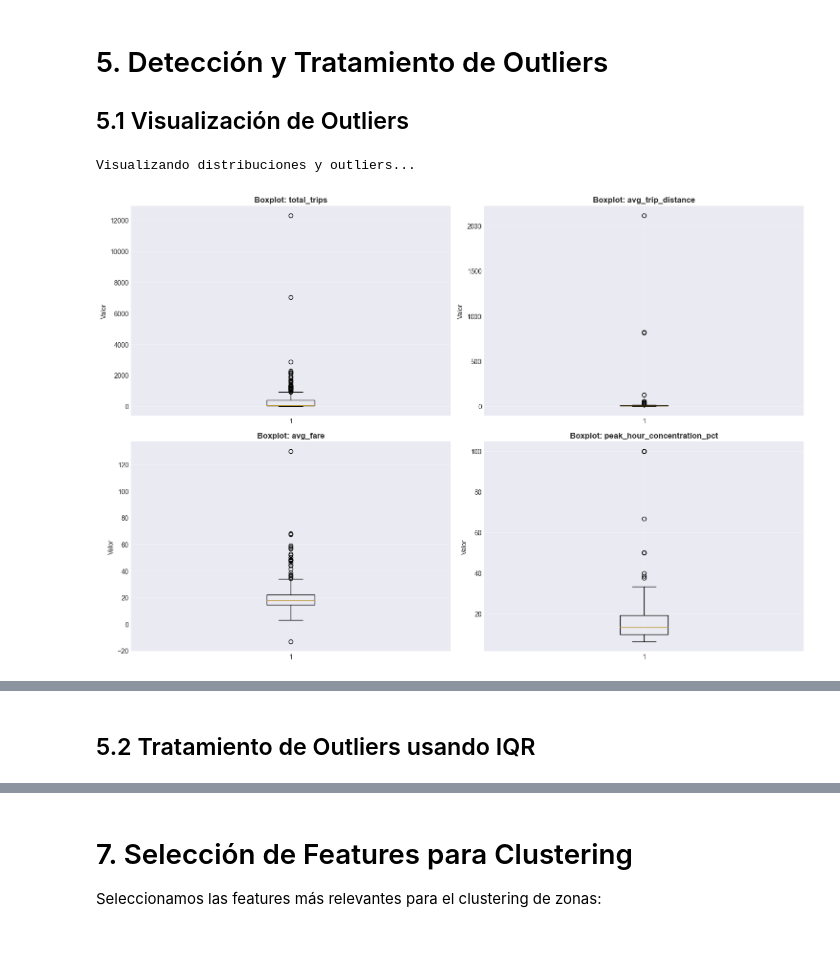
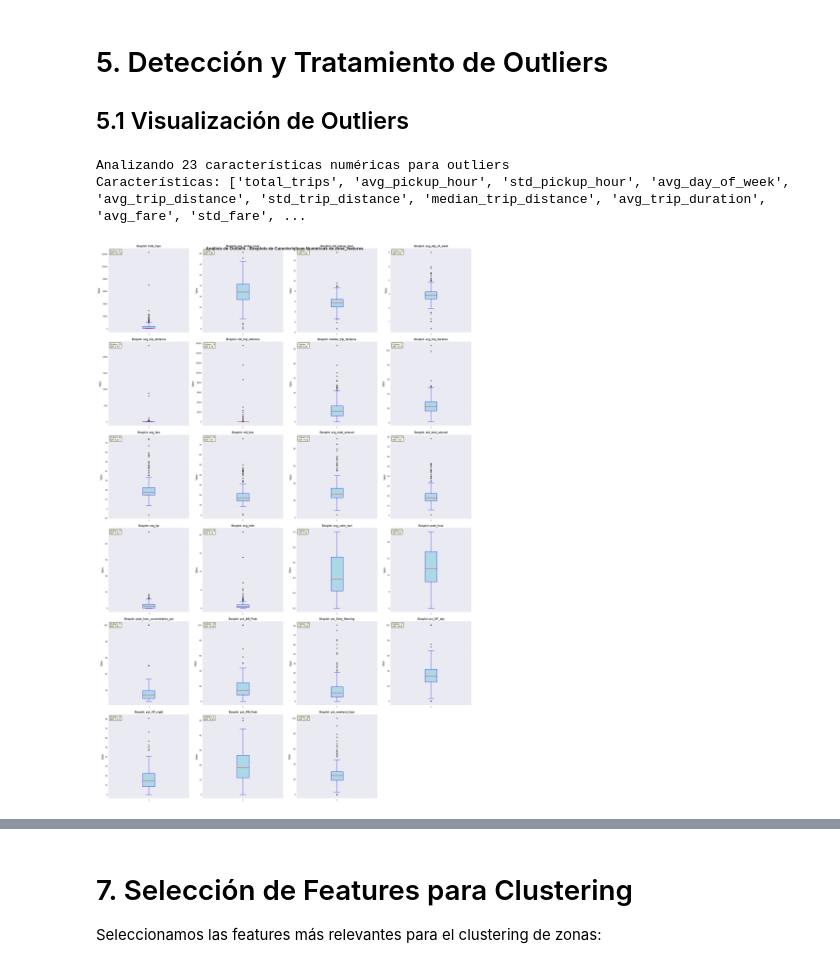
Before and after one commit to secarvallo/MLY0100, a Jupyter notebook: ML-ET/crisp-dm/03_data_preparation.ipynb, the cells around one changed output, grey strips where cells are left out. Drawn from its saved outputs; the diff is of its cells as text; code cells hidden in the pictures.

```diff
--- a/ML-ET/crisp-dm/03_data_preparation.ipynb
+++ b/ML-ET/crisp-dm/03_data_preparation.ipynb
@@ -258,12 +257,12 @@ zone_features.columns = [
     'std_total_amount',
     'avg_tip',
     'avg_tolls',
-    'pct_yellow_taxi'
+    'avg_color_taxi'
 ]
 
 print(f"✓ Features agregadas creadas: {zone_features.shape}")
 print(f"\nPrimeras filas:")
-zone_features.head(10)
+zone_features.sample(5)
 # %% [output]
 ============================================================
 CREANDO FEATURES AGREGADAS POR ZONA
@@ -494,31 +526,64 @@ Estadísticas:
 
 ## 5.1 Visualización de Outliers
 # %%
-# Visualizar distribuciones y outliers de features clave
-print("Visualizando distribuciones y outliers...")
+# Realizar análisis de outliers con boxplot de todas las características del dataset "zone_features"
+# Seleccionar solo columnas numéricas para boxplots (excluir 'zone_id' y 'demand_level' que son categóricas/ID)
+numeric_features = zone_features.select_dtypes(include=[np.number]).columns.tolist()
+if 'zone_id' in numeric_features:
+	numeric_features.remove('zone_id')  # Excluir ID para análisis de outliers
 
-# Features clave para analizar
-key_features = [
-    'total_trips',
-    'avg_trip_distance',
-    'avg_fare',
-    'peak_hour_concentration_pct'
-]
+print(f"Analizando {len(numeric_features)} características numéricas para outliers")
+print(f"Características: {numeric_features}")
 
-fig, axes = plt.subplots(2, 2, figsize=(15, 10))
-axes = axes.ravel()
+# Crear grid de 4 columnas x 6 filas (24 subplots)
+n_cols = 4
+n_rows = 6
+fig, axes = plt.subplots(n_rows, n_cols, figsize=(20, 30))
+axes = axes.ravel()  # Aplanar para iterar fácilmente
 
-for idx, feature in enumerate(key_features):
-    # Boxplot
-    axes[idx].boxplot(zone_features[feature].dropna(), vert=True)
-    axes[idx].set_title(f'Boxplot: {feature}', fontsize=12, fontweight='bold')
-    axes[idx].set_ylabel('Valor')
-    axes[idx].grid(True, alpha=0.3)
+# Crear boxplots para cada característica numérica
+for idx, feature in enumerate(numeric_features):
+	if idx < len(axes):  # Asegurar que no excedamos el número de subplots
+		data = zone_features[feature].dropna()  # Eliminar NaN para boxplot
+		if len(data) > 0:
+			axes[idx].boxplot(data, vert=True, patch_artist=True,
+							boxprops=dict(facecolor='lightblue', color='blue'),
+							medianprops=dict(color='red'),
+							whiskerprops=dict(color='blue'),
+							capprops=dict(color='blue'),
+							flierprops=dict(marker='o', color='red', markersize=3))
+			axes[idx].set_title(f'Boxplot: {feature}', fontsize=10, fontweight='bold')
+			axes[idx].set_ylabel('Valor')
+			axes[idx].grid(True, alpha=0.3)
+			axes[idx].tick_params(axis='x', labelsize=8)
+			axes[idx].tick_params(axis='y', labelsize=8)
 
+			# Agregar estadísticas básicas
+			q1 = data.quantile(0.25)
+			q3 = data.quantile(0.75)
+			iqr = q3 - q1
+			outliers = ((data < (q1 - 1.5 * iqr)) | (data > (q3 + 1.5 * iqr))).sum()
+			axes[idx].text(0.02, 0.98, f'Outliers: {outliers}\nIQR: {iqr:.2f}',
+						  transform=axes[idx].transAxes, va='top', fontsize=8,
+						  bbox=dict(boxstyle='round', facecolor='lightyellow', alpha=0.8))
+		else:
+			axes[idx].text(0.5, 0.5, f'No data\nfor {feature}',
+						  ha='center', va='center', transform=axes[idx].transAxes)
+			axes[idx].set_title(f'No data: {feature}', fontsize=10, color='orange')
+
+# Ocultar subplots vacíos si hay menos features que subplots
+for idx in range(len(numeric_features), len(axes)):
+	axes[idx].set_visible(False)
+
+plt.suptitle('Análisis de Outliers - Boxplots de Características Numéricas de zone_features',
+			 fontsize=16, fontweight='bold', y=0.98)
 plt.tight_layout()
 plt.show()
 
-print("✓ Visualización completada")
+print("✓ Análisis de outliers completado")
+print(f"Total de características analizadas: {len(numeric_features)}")
+print("Nota: Los outliers se identifican usando el método IQR (1.5 * IQR)")
 # %% [output]
-Visualizando distribuciones y outliers...
+Analizando 23 características numéricas para outliers
+Características: ['total_trips', 'avg_pickup_hour', 'std_pickup_hour', 'avg_day_of_week', 'avg_trip_distance', 'std_trip_distance', 'median_trip_distance', 'avg_trip_duration', 'avg_fare', 'std_fare', ...
-[figure, old version]
+[figure, new version]
@@ -526,5 +593,3 @@ Visualizando distribuciones y outliers...
-# %% [markdown]
-## 5.2 Tratamiento de Outliers usando IQR
 # %%
 # Función para detectar outliers usando IQR
 def detect_outliers_iqr(df, column, factor=1.5):
```
Also changed, not shown: parts of 49 cells of this notebook.
